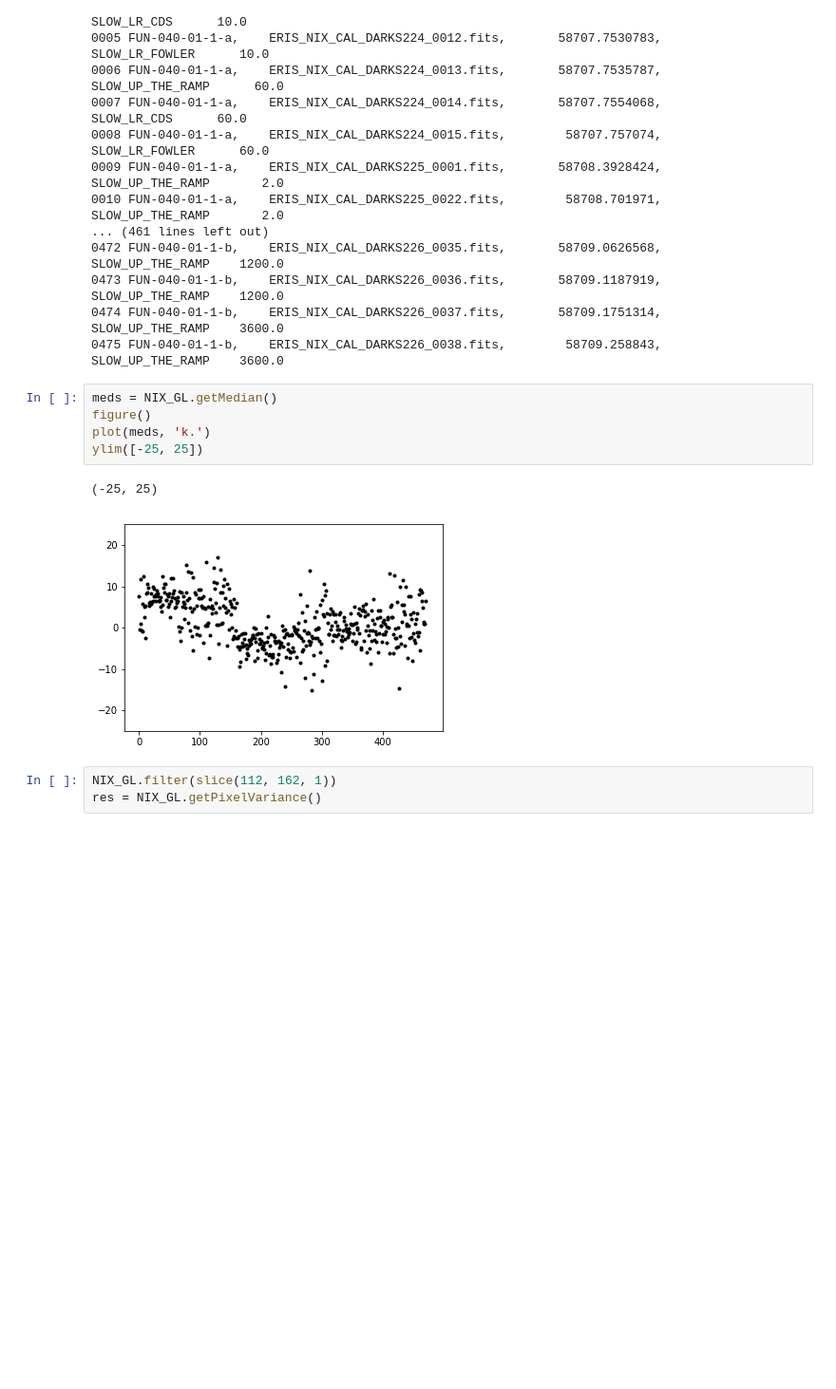
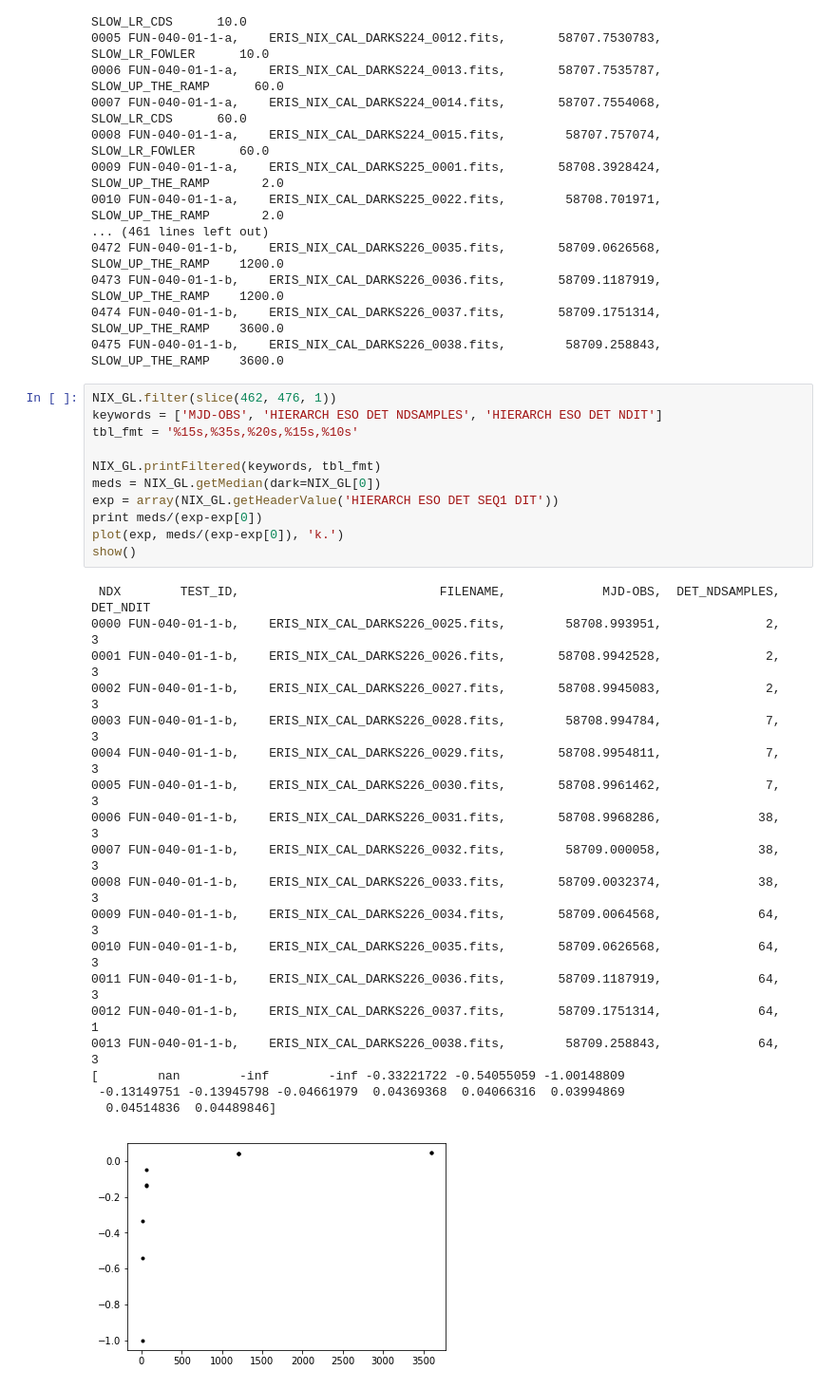
Before and after one commit to pssncp142/NIX_Testing, a Jupyter notebook: workdir/BadPixels.ipynb, the cells around one changed output. Shown at 95% size. Cells and saved outputs as stored; diff of their text form; blank space fills up the shorter version.

```diff
--- a/workdir/BadPixels.ipynb
+++ b/workdir/BadPixels.ipynb
@@ -32,15 +45,35 @@ NIX_GL.printTable(keywords, tbl_fmt)
 0473 FUN-040-01-1-b,    ERIS_NIX_CAL_DARKS226_0036.fits,       58709.1187919,    SLOW_UP_THE_RAMP    1200.0
 0474 FUN-040-01-1-b,    ERIS_NIX_CAL_DARKS226_0037.fits,       58709.1751314,    SLOW_UP_THE_RAMP    3600.0
 0475 FUN-040-01-1-b,    ERIS_NIX_CAL_DARKS226_0038.fits,        58709.258843,    SLOW_UP_THE_RAMP    3600.0
-# %%
-meds = NIX_GL.getMedian()
-figure()
-plot(meds, 'k.')
-ylim([-25, 25])
-# %% [output]
-(-25, 25)
-[figure, removed]
-# %%
-NIX_GL.filter(slice(112, 162, 1))
-res = NIX_GL.getPixelVariance()
+# %%
+NIX_GL.filter(slice(462, 476, 1))
+keywords = ['MJD-OBS', 'HIERARCH ESO DET NDSAMPLES', 'HIERARCH ESO DET NDIT']
+tbl_fmt = '%15s,%35s,%20s,%15s,%10s'
+
+NIX_GL.printFiltered(keywords, tbl_fmt)
+meds = NIX_GL.getMedian(dark=NIX_GL[0])
+exp = array(NIX_GL.getHeaderValue('HIERARCH ESO DET SEQ1 DIT'))
+print meds/(exp-exp[0])
+plot(exp, meds/(exp-exp[0]), 'k.')
+show()
+# %% [output]
+ NDX        TEST_ID,                           FILENAME,             MJD-OBS,  DET_NDSAMPLES,  DET_NDIT
+0000 FUN-040-01-1-b,    ERIS_NIX_CAL_DARKS226_0025.fits,        58708.993951,              2,         3
+0001 FUN-040-01-1-b,    ERIS_NIX_CAL_DARKS226_0026.fits,       58708.9942528,              2,         3
+0002 FUN-040-01-1-b,    ERIS_NIX_CAL_DARKS226_0027.fits,       58708.9945083,              2,         3
+0003 FUN-040-01-1-b,    ERIS_NIX_CAL_DARKS226_0028.fits,        58708.994784,              7,         3
+0004 FUN-040-01-1-b,    ERIS_NIX_CAL_DARKS226_0029.fits,       58708.9954811,              7,         3
+0005 FUN-040-01-1-b,    ERIS_NIX_CAL_DARKS226_0030.fits,       58708.9961462,              7,         3
+0006 FUN-040-01-1-b,    ERIS_NIX_CAL_DARKS226_0031.fits,       58708.9968286,             38,         3
+0007 FUN-040-01-1-b,    ERIS_NIX_CAL_DARKS226_0032.fits,        58709.000058,             38,         3
+0008 FUN-040-01-1-b,    ERIS_NIX_CAL_DARKS226_0033.fits,       58709.0032374,             38,         3
+0009 FUN-040-01-1-b,    ERIS_NIX_CAL_DARKS226_0034.fits,       58709.0064568,             64,         3
+0010 FUN-040-01-1-b,    ERIS_NIX_CAL_DARKS226_0035.fits,       58709.0626568,             64,         3
+0011 FUN-040-01-1-b,    ERIS_NIX_CAL_DARKS226_0036.fits,       58709.1187919,             64,         3
+0012 FUN-040-01-1-b,    ERIS_NIX_CAL_DARKS226_0037.fits,       58709.1751314,             64,         1
+0013 FUN-040-01-1-b,    ERIS_NIX_CAL_DARKS226_0038.fits,        58709.258843,             64,         3
+[        nan        -inf        -inf -0.33221722 -0.54055059 -1.00148809
+ -0.13149751 -0.13945798 -0.04661979  0.04369368  0.04066316  0.03994869
+  0.04514836  0.04489846]
+[figure, added]
 # %%
```
Also changed, not shown: parts of 8 cells of this notebook, 1 other file.
